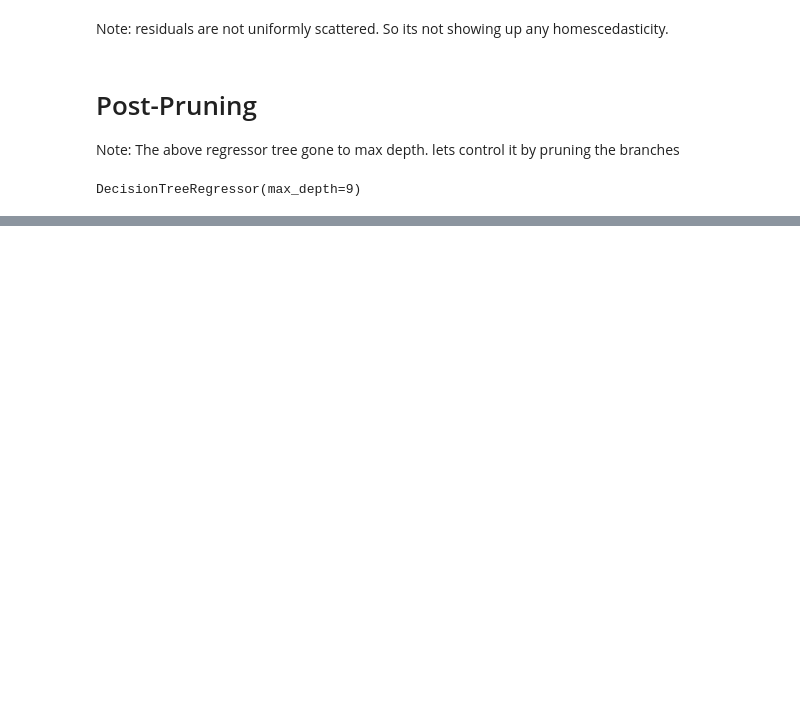
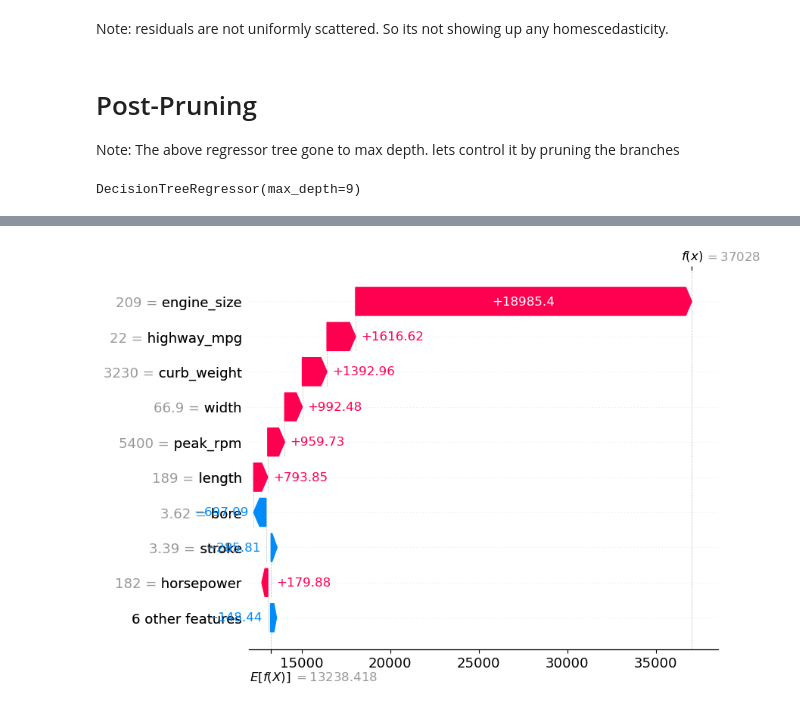
Before and after one commit to ChanduKReddy99/DecisionTree_Classfier_and_Reg, a Jupyter notebook: Decision-Tree/DecisionTree_Regressor/DecisionTree_Regressor.ipynb, the cells around one changed output, grey strips where cells are left out. Saved outputs shown, nothing was run; the diff lists cells and outputs as text; code cells hidden in the pictures; blank space fills up the shorter version.

```diff
--- a/Decision-Tree/DecisionTree_Regressor/DecisionTree_Regressor.ipynb
+++ b/Decision-Tree/DecisionTree_Regressor/DecisionTree_Regressor.ipynb
@@ -165,0 +170,6 @@ plt.show()
+# %%
+import shap
+
+explainer = shap.TreeExplainer(regressor_pruning)
+
+shap_values = explainer(X_test.iloc[[0]])
@@ -165,0 +194,4 @@ plt.show()
+# %%
+shap.plots.waterfall(shap_values[0])
+# %% [output]
+[figure, added]
```
Also changed, not shown: parts of 13 cells of this notebook.
